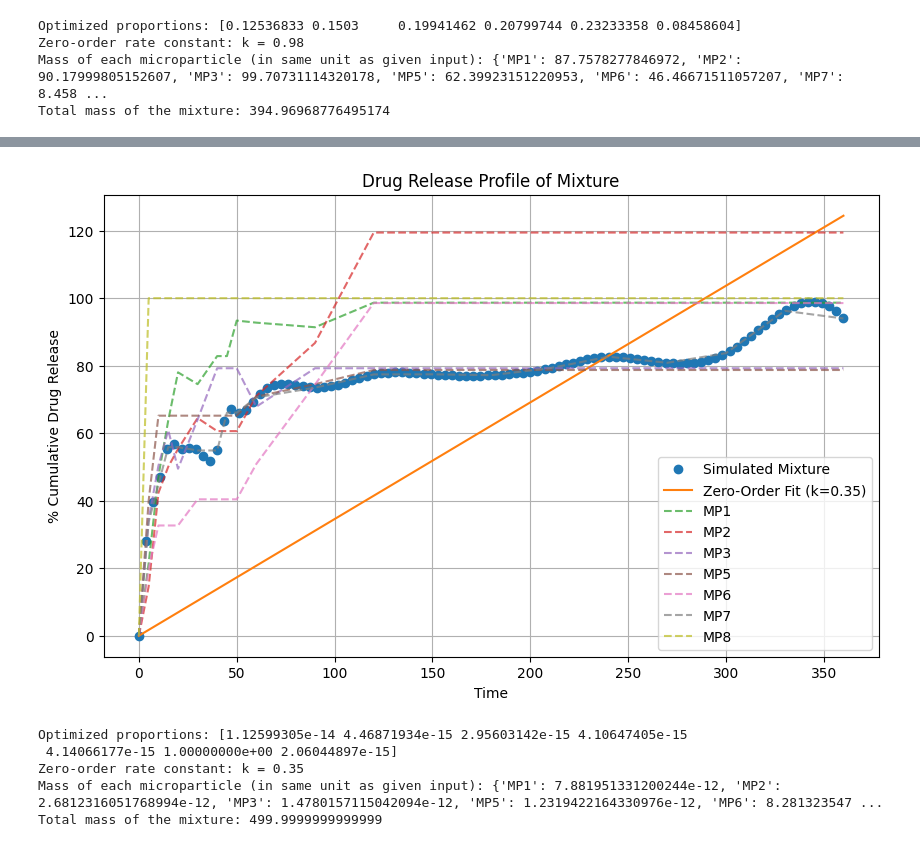
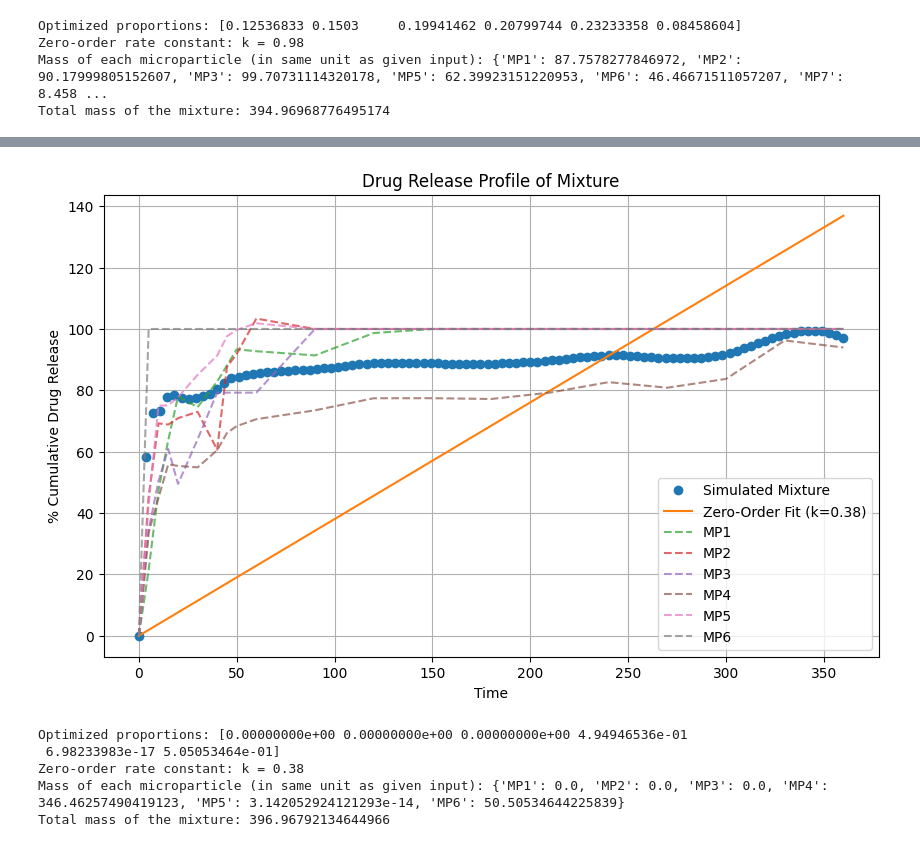
Before and after one commit to Swayamprakashpatel/Release_Simulation, a Jupyter notebook: Microsphere_Release_Simulation_Updated.ipynb, the cells around one changed output, grey strips where cells are left out. Drawn from its saved outputs; the diff is of its cells as text; code cells hidden in the pictures.

```diff
--- a/Microsphere_Release_Simulation_Updated.ipynb
+++ b/Microsphere_Release_Simulation_Updated.ipynb
@@ -743,7 +743,7 @@ from scipy.interpolate import interp1d
 from scipy.optimize import curve_fit, minimize
 
 # Load the data from the .csv file
-data = pd.read_csv('Data2.csv')
+data = pd.read_csv('data2.csv')
 
 # Extract time points and cumulative release profiles
 time_points = data['Time'].values
@@ -862,7 +863,7 @@ from scipy.interpolate import interp1d
 from scipy.optimize import curve_fit, minimize
 
 # Load the data from the .csv file
-data = pd.read_csv('Data2.csv')
+data = pd.read_csv('/content/data2.csv')
 
 # Extract time points and cumulative release profiles
 time_points = data['Time'].values
@@ -871,17 +872,16 @@ release_profiles = {col: data[col].values for col in data.columns if col != 'Tim
 # Drug content per microparticle
 drug_content_per_microparticle = {
     'MP1': 100/700,
-    'MP2': 100/600,
+    'MP2': 100/500,
     'MP3': 100/500,
-    'MP4': 100/400,
-    'MP5': 100/300,
-    'MP6': 100/200,
-    'MP7': 100/100,
+    'MP4': 100/700,
+    'MP5': 100/450,
+    'MP6': 100/100,
 }
 
 # Categorize microparticles based on release profiles
-immediate_release = ['MP7']  # MP7 is always immediate release
-sustained_release = [key for key in release_profiles.keys() if key != 'MP7']  # Rest are SR microparticles
+immediate_release = ['MP6']  # MP6 is always immediate release
+sustained_release = [key for key in release_profiles.keys() if key != 'MP6']  # Rest are SR microparticles
 
 # Create DataFrames for each profile
 data_frames = {key: pd.DataFrame({'Time': time_points, 'CumulativeRelease': value}) for key, value in release_profiles.items()}
@@ -916,7 +916,7 @@ def optimize_proportions(desired_k):
     # Constraints: proportions must sum to 1, release 50 mg in 10 min from IR microparticles
     constraints = [
         {'type': 'eq', 'fun': lambda x: np.sum(x) - 1},  # Sum of proportions = 1
-        {'type': 'eq', 'fun': lambda x: x[list(interpolated_releases.keys()).index('MP7')] * interpolated_releases['MP7'][fit_start_index] - 50}  # 50 mg at 10 min
+        {'type': 'eq', 'fun': lambda x: x[list(interpolated_releases.keys()).index('MP6')] * interpolated_releases['MP6'][fit_start_index] - 50}  # 50 mg at 10 min
     ]
 
     # Initial guess and bounds
@@ -933,7 +933,7 @@ def optimize_proportions(desired_k):
     return optimized_proportions
 
 # Example usage: find proportions for a desired zero-order rate constant k
-desired_k = 0.98  # Replace with desired zero-order rate constant
+desired_k = 0.001  # Replace with desired zero-order rate constant
 optimized_proportions = optimize_proportions(desired_k)
 weighted_release = calculate_weighted_release(optimized_proportions)
 
@@ -944,36 +944,36 @@ k = params[0]
 # Calculate mass of each microparticle needed for a 100 mg total drug load
 total_drug_needed = 100  # mg
 mass_per_microparticle = {}
 for i, key in enumerate(interpolated_releases.keys()):
     mass_per_microparticle[key] = (optimized_proportions[i] * total_drug_needed) / drug_content_per_microparticle[key]
 
 # Validate total mass is feasible
 total_mass = sum(mass_per_microparticle.values())
 if total_mass > 1000:  # Adjust this threshold based on experimental feasibility
     print("Warning: The total mass exceeds experimental feasibility. Consider revising constraints.")
 
 # Plot the results
 plt.figure(figsize=(10, 6))
 plt.plot(common_time_points, weighted_release, 'o', label='Simulated Mixture')
 plt.plot(common_time_points, zero_order_kinetics(common_time_points, k), '-', label=f'Zero-Order Fit (k={k:.2f})')
 for key, df in data_frames.items():
     plt.plot(df['Time'], df['CumulativeRelease'], '--', label=key, alpha=0.7)
 plt.xlabel('Time')
 plt.ylabel('% Cumulative Drug Release')
 plt.title('Drug Release Profile of Mixture')
 plt.legend()
 plt.grid(True)
 plt.show()
 
 # Printing the optimized proportions, rate constant, and mass of each microparticle
 print(f'Optimized proportions: {optimized_proportions}')
 print(f'Zero-order rate constant: k = {k:.2f}')
 print(f'Mass of each microparticle (in same unit as given input): {mass_per_microparticle}')
 print(f"Total mass of the mixture: {total_mass}")
 # %% [output]
-[figure, old version]
+[figure, new version]
-Optimized proportions: [1.12599305e-14 4.46871934e-15 2.95603142e-15 4.10647405e-15
- 4.14066177e-15 1.00000000e+00 2.06044897e-15]
-Zero-order rate constant: k = 0.35
-Mass of each microparticle (in same unit as given input): {'MP1': 7.881951331200244e-12, 'MP2': 2.6812316051768994e-12, 'MP3': 1.4780157115042094e-12, 'MP5': 1.2319422164330976e-12, 'MP6': 8.281323547 ...
-Total mass of the mixture: 499.9999999999999
+Optimized proportions: [0.00000000e+00 0.00000000e+00 0.00000000e+00 4.94946536e-01
+ 6.98233983e-17 5.05053464e-01]
+Zero-order rate constant: k = 0.38
+Mass of each microparticle (in same unit as given input): {'MP1': 0.0, 'MP2': 0.0, 'MP3': 0.0, 'MP4': 346.46257490419123, 'MP5': 3.142052924121293e-14, 'MP6': 50.50534644225839}
+Total mass of the mixture: 396.96792134644966
```
Also changed, not shown: parts of 2 cells of this notebook.
